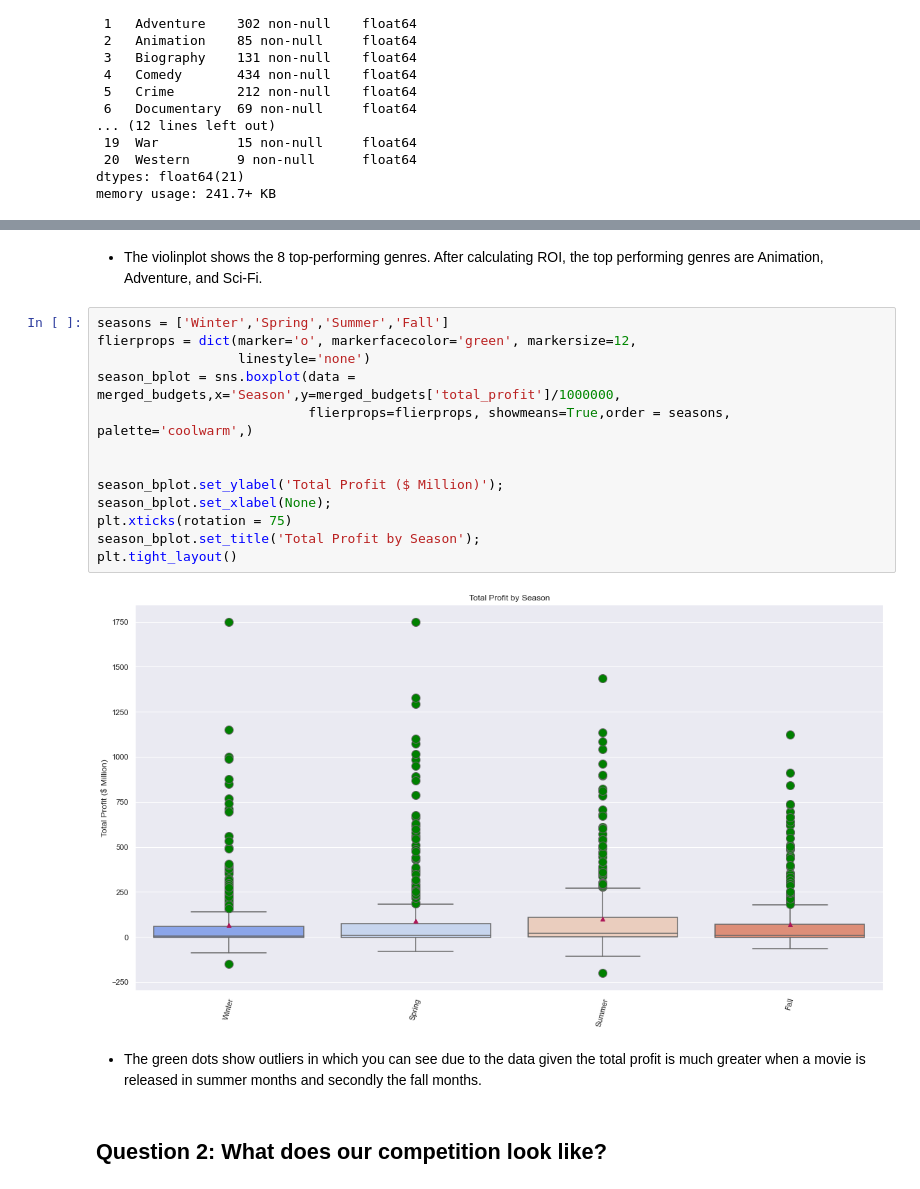
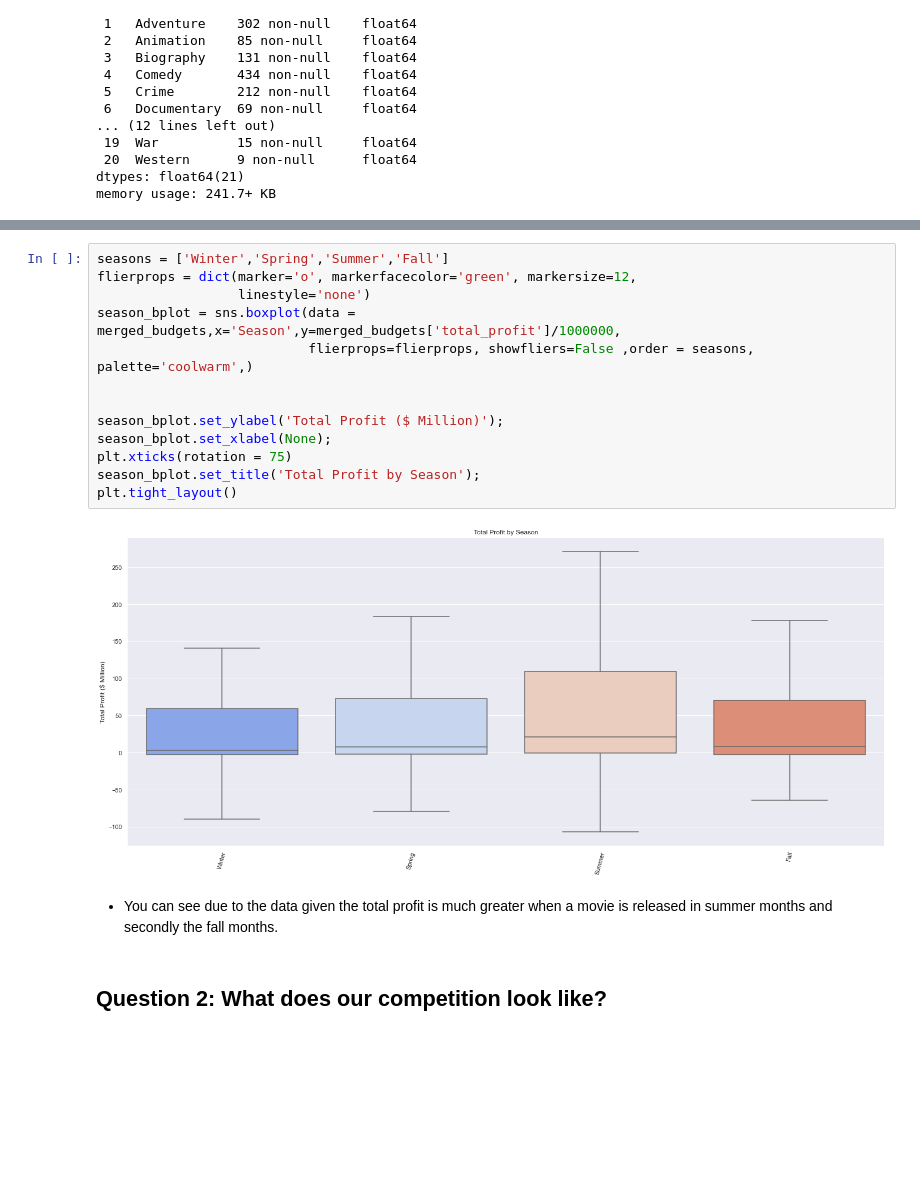
Before and after one commit to tkhendrix22/Microsoft-Movies-Inc., a Jupyter notebook: Microsoft_Movies_Notebook.ipynb, the cells around one changed output, grey strips where cells are left out. Saved outputs shown, nothing was run; the diff lists cells and outputs as text; blank space fills up the shorter version.

```diff
--- a/Microsoft_Movies_Notebook.ipynb
+++ b/Microsoft_Movies_Notebook.ipynb
@@ -511,22 +518,20 @@ genre_violin.set_title('Top 8 Movie Genres ROI');
-# %% [markdown]
-- The violinplot shows the 8 top-performing genres. After calculating ROI, the top performing genres are Animation, Adventure, and Sci-Fi.
 # %%
 seasons = ['Winter','Spring','Summer','Fall']
 flierprops = dict(marker='o', markerfacecolor='green', markersize=12,
                   linestyle='none')
 season_bplot = sns.boxplot(data = merged_budgets,x='Season',y=merged_budgets['total_profit']/1000000,
-                           flierprops=flierprops, showmeans=True,order = seasons, palette='coolwarm',)
+                           flierprops=flierprops, showfliers=False ,order = seasons, palette='coolwarm',)
 
 
 season_bplot.set_ylabel('Total Profit ($ Million)');
 season_bplot.set_xlabel(None);
 plt.xticks(rotation = 75)
 season_bplot.set_title('Total Profit by Season');
 plt.tight_layout()
 # %% [output]
-[figure, old version]
+[figure, new version]
 # %% [markdown]
-- The green dots show outliers in which you can see due to the data given the total profit is much greater when a movie is released in summer months and secondly the fall months.
+- You can see due to the data given the total profit is much greater when a movie is released in summer months and secondly the fall months.
 # %% [markdown]
 ## Question 2: What does our competition look like?
 # %%
```
Also changed, not shown: parts of 13 cells of this notebook.
